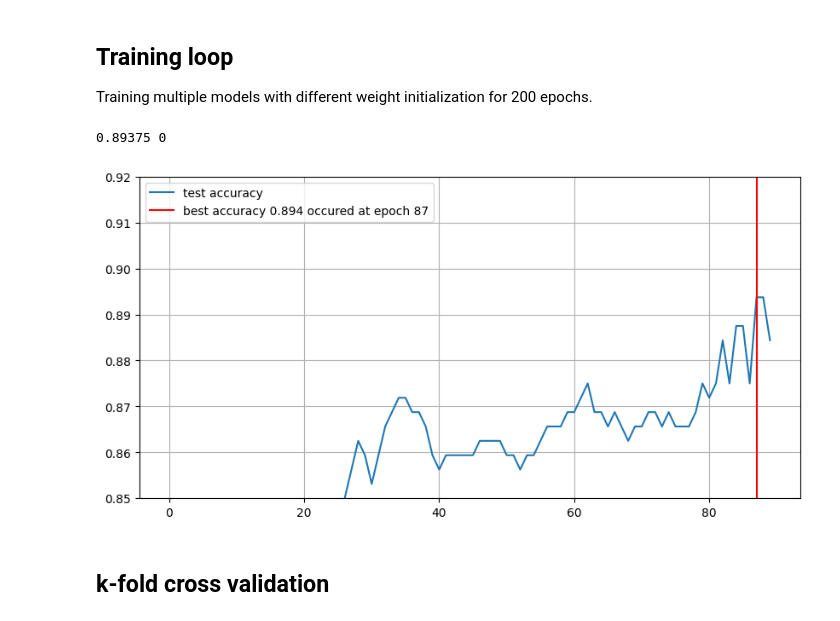
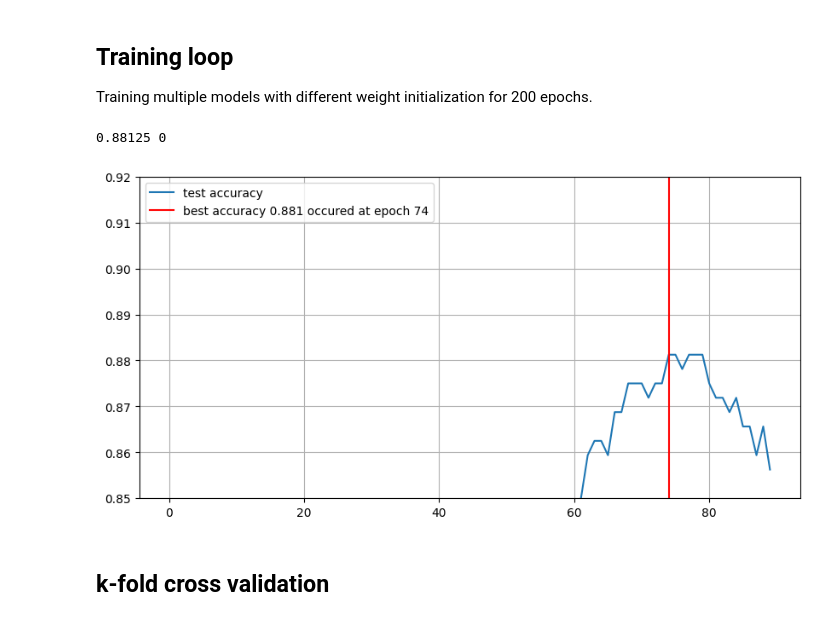
Before and after one commit to SunAndClouds/SML-Project, a Jupyter notebook: Algorithms/DNN.ipynb, the cells around one changed output. Drawn from its saved outputs; the diff is of its cells as text; code cells hidden in the pictures.

```diff
--- a/Algorithms/DNN.ipynb
+++ b/Algorithms/DNN.ipynb
@@ -65,0 +68,30 @@ Name: increase_stock_binary, dtype: float64
+# %%
+file_path = 'training_data.csv'
+data = pd.read_csv(file_path)
+data['increase_stock_binary'] = data['increase_stock'].map(lambda x: 0 if x == 'low_bike_demand' else 1)
+data = data.drop(['snow', 'increase_stock'], axis=1)
+
+# pick out the labels
+y = data['increase_stock_binary'].to_numpy().astype(np.float32)
+y = torch.tensor(y).unsqueeze(-1)
+data = data.drop(['increase_stock_binary'], axis=1)
+
+# Separating the numerical and categorical data to handle them separately
+cat_data = pd.DataFrame({key:data[key] for key in data.keys() if data[key].dtype == int})
+num_data = pd.DataFrame({key:data[key] for key in data.keys() if data[key].dtype == float})
+
+# performing onehot encoding on the categorical data
+cat_data = torch.from_numpy(cat_data.to_numpy())
+cat_onehot = torch.cat([F.one_hot(x, num_classes=24) for x in cat_data]).view(cat_data.shape[0], -1)
+
+# constructing the complete input dataset
+data = np.concatenate([num_data.to_numpy(), cat_onehot.numpy()], axis=-1).astype(np.float32)
+
+# scaling
+X = MinMaxScaler().fit_transform(data)
+X = torch.tensor(X)
+
+# prepare train and test data
+X_train, X_test, y_train, y_test = train_test_split(X, y, train_size=0.8, shuffle=True, random_state=0)
+
+print(X_train.shape, X_test.shape, y_train.shape, y_test.shape)
@@ -113,9 +166,11 @@ class Linear(nn.Module):
         super().__init__()
         torch.manual_seed(seed)
         self.weight = nn.Parameter(torch.randn(input_size, output_size) / (input_size + output_size))
-        self.bias = nn.Parameter(torch.zeros(output_size)) if bias else 0
+        self.bias = nn.Parameter(torch.zeros(output_size)) if bias else None
 
     def forward(self, x):
+        if self.bias is None:
+            return x @ self.weight
         return x @ self.weight + self.bias
 
 class DNN(nn.Module):
@@ -173,39 +228,41 @@ for n in range(n_ensembles):
 
     for epoch in tqdm(range(epochs)):
         optimizer.zero_grad()
+        model.train()
         y_pred = model(X_train)
         loss = loss_fn(y_pred, y_train)
 
+        model.eval()
         with torch.no_grad():
             y_pred_test = model(X_test)
             test_loss = loss_fn(y_pred_test, y_test)
             test_loss_history.append(test_loss.item())
             accuracy = metric(y_pred_test, y_test)
             test_metric_history.append(accuracy)
             optimal_models.append(model.state_dict())
 
         train_loss_history.append(loss.item())
         loss.backward()
         optimizer.step()
 
     optimal_epoch = np.argmax(test_metric_history) # Choosing the epoch with the highest accuracy
     optimal_weights = optimal_models[optimal_epoch] # Choosing the model with highest accuracy for the whole training process
     top_estimators.append(test_metric_history[optimal_epoch]) # storing the highest accuracy
     ensembles.append(optimal_weights) # storing the optimal weights
     print(top_estimators[-1], n)
 
     plt.figure(figsize=(10, 5), dpi=100)
     plt.plot(test_metric_history, label="test accuracy")
     plt.axvline(
         optimal_epoch,
         color="red",
         label=f"best accuracy {test_metric_history[optimal_epoch]:.3f} occured at epoch {optimal_epoch}")
     plt.ylim(0.85, 0.92)
     plt.legend(), plt.grid()
     plt.show()
 # %% [output]
-0.89375 0
+0.88125 0
-[figure, old version]
+[figure, new version]
 # %% [markdown]
 ## k-fold cross validation
 # %%
```
Also changed, not shown: parts of 9 cells of this notebook, 2 other files.
